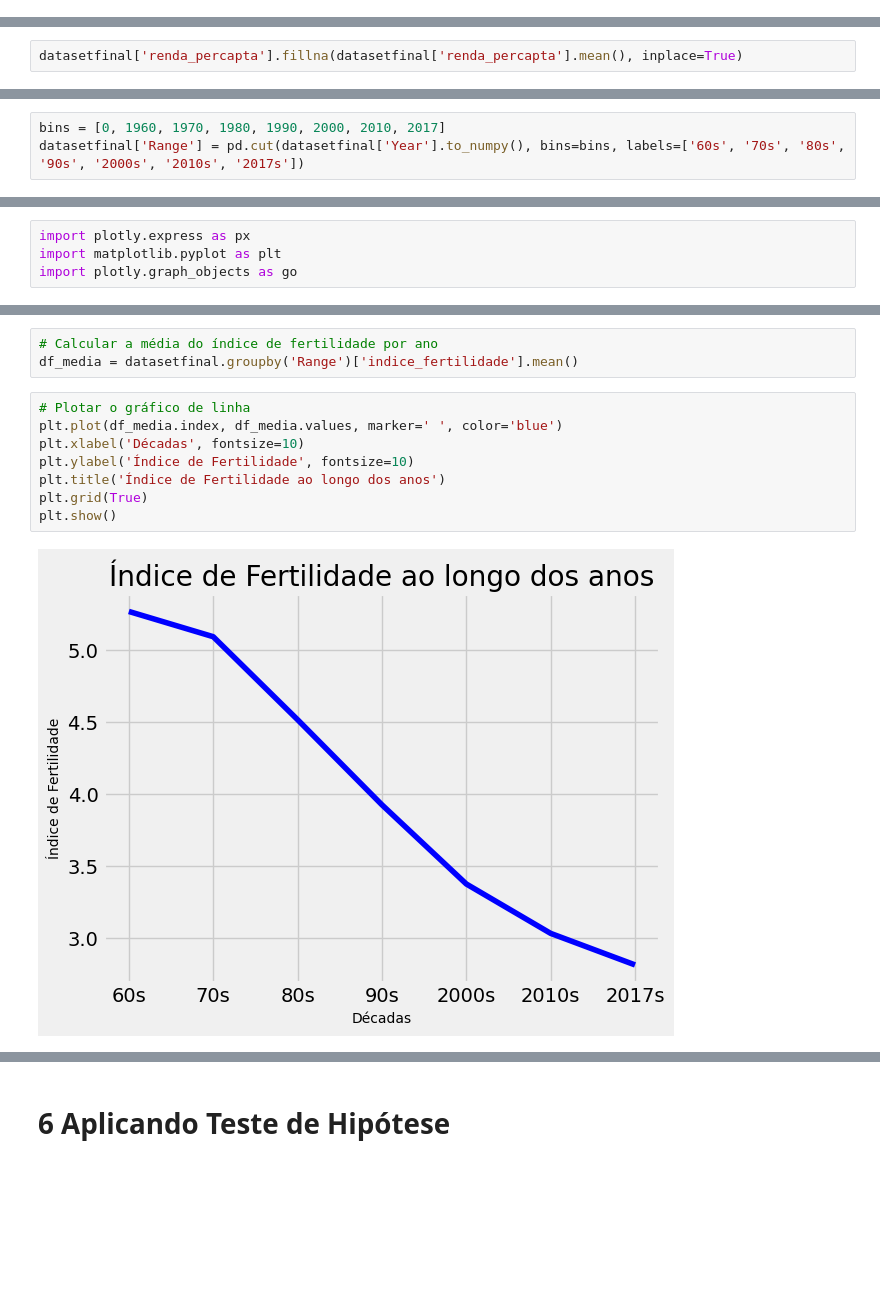
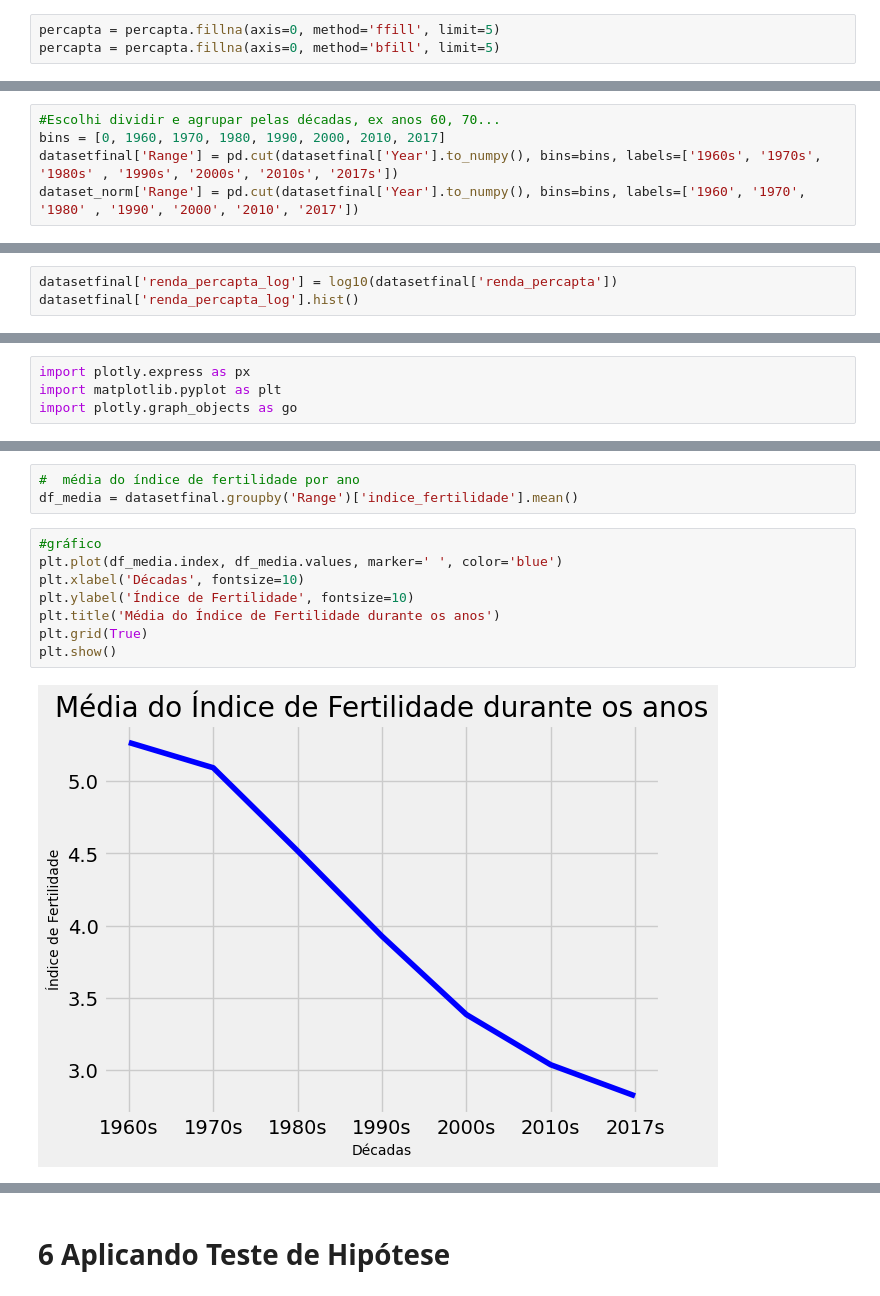
Before and after one commit to Lorybs/PES_ciencia_de_dados, a Jupyter notebook: ProjetoPES.ipynb, the cells around one changed output, grey strips where cells are left out. Drawn from its saved outputs; the diff is of its cells as text; blank space fills up the shorter version.

```diff
--- a/ProjetoPES.ipynb
+++ b/ProjetoPES.ipynb
@@ -399,0 +403,3 @@ percapta.dropna(inplace= True)
+# %%
+percapta = percapta.fillna(axis=0, method='ffill', limit=5)
+percapta = percapta.fillna(axis=0, method='bfill', limit=5)
@@ -570,2 +558,0 @@ print(datasetfinal['renda_percapta'].min())
-# %%
-datasetfinal['renda_percapta'].fillna(datasetfinal['renda_percapta'].mean(), inplace=True)
@@ -713,8 +692,10 @@ datasetfinal['Year'].max()
 # %% [output]
 2017
 # %%
+#Escolhi dividir e agrupar pelas décadas, ex anos 60, 70...
 bins = [0, 1960, 1970, 1980, 1990, 2000, 2010, 2017]
-datasetfinal['Range'] = pd.cut(datasetfinal['Year'].to_numpy(), bins=bins, labels=['60s', '70s', '80s', '90s', '2000s', '2010s', '2017s'])
+datasetfinal['Range'] = pd.cut(datasetfinal['Year'].to_numpy(), bins=bins, labels=['1960s', '1970s', '1980s' , '1990s', '2000s', '2010s', '2017s'])
+dataset_norm['Range'] = pd.cut(datasetfinal['Year'].to_numpy(), bins=bins, labels=['1960', '1970', '1980' , '1990', '2000', '2010', '2017'])
 # %%
 datasetfinal.head()
 # %% [output]
@@ -779,0 +765,3 @@ datasetfinal['renda_percapta'].plot.box()
+# %%
+datasetfinal['renda_percapta_log'] = log10(datasetfinal['renda_percapta'])
+datasetfinal['renda_percapta_log'].hist()
@@ -852,14 +920,14 @@ plt.rcParams['axes.prop_cycle'].by_key()['color']
 # %%
-# Calcular a média do índice de fertilidade por ano
+#  média do índice de fertilidade por ano
 df_media = datasetfinal.groupby('Range')['indice_fertilidade'].mean()
 # %%
-# Plotar o gráfico de linha
+#gráfico
 plt.plot(df_media.index, df_media.values, marker=' ', color='blue')
 plt.xlabel('Décadas', fontsize=10)
 plt.ylabel('Índice de Fertilidade', fontsize=10)
-plt.title('Índice de Fertilidade ao longo dos anos')
+plt.title('Média do Índice de Fertilidade durante os anos')
 plt.grid(True)
 plt.show()
 # %% [output]
-[figure, old version]
+[figure, new version]
 # %%
```
Also changed, not shown: parts of 129 cells of this notebook.
